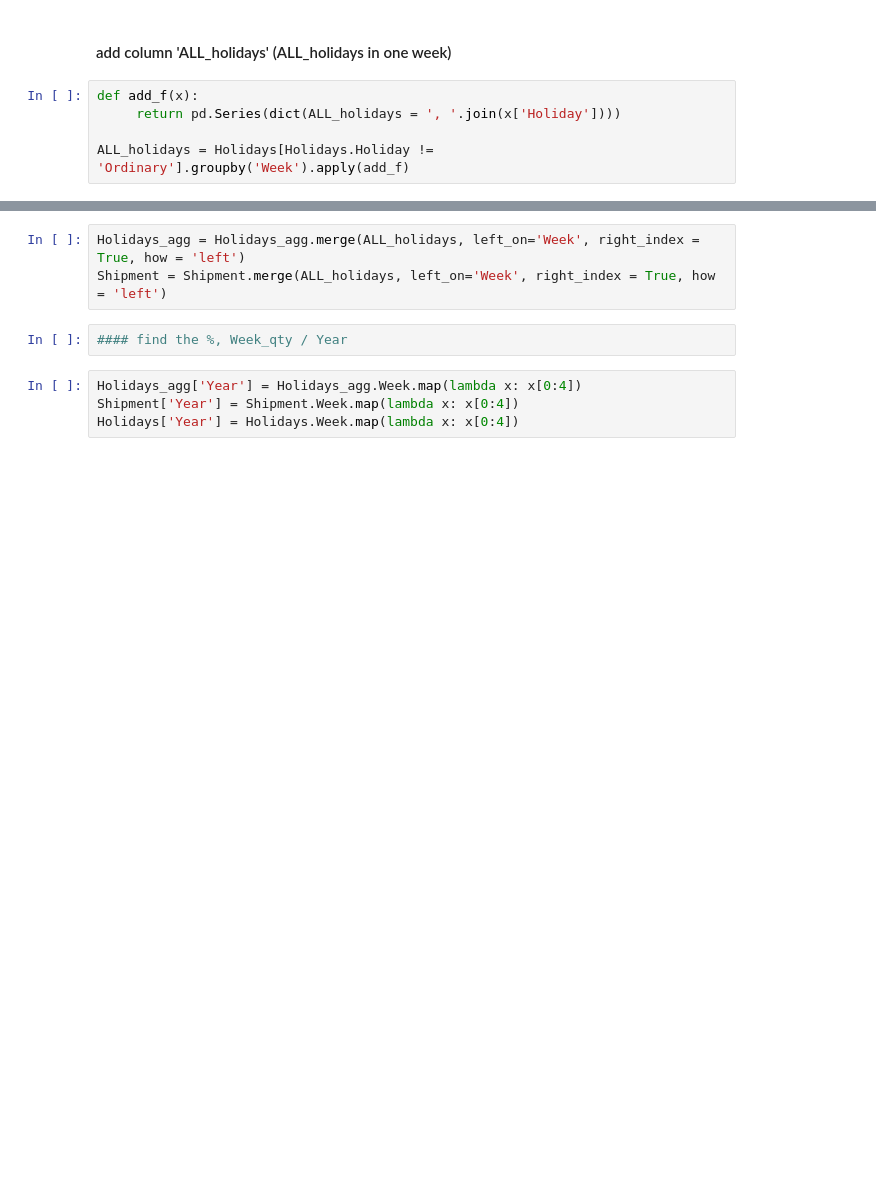
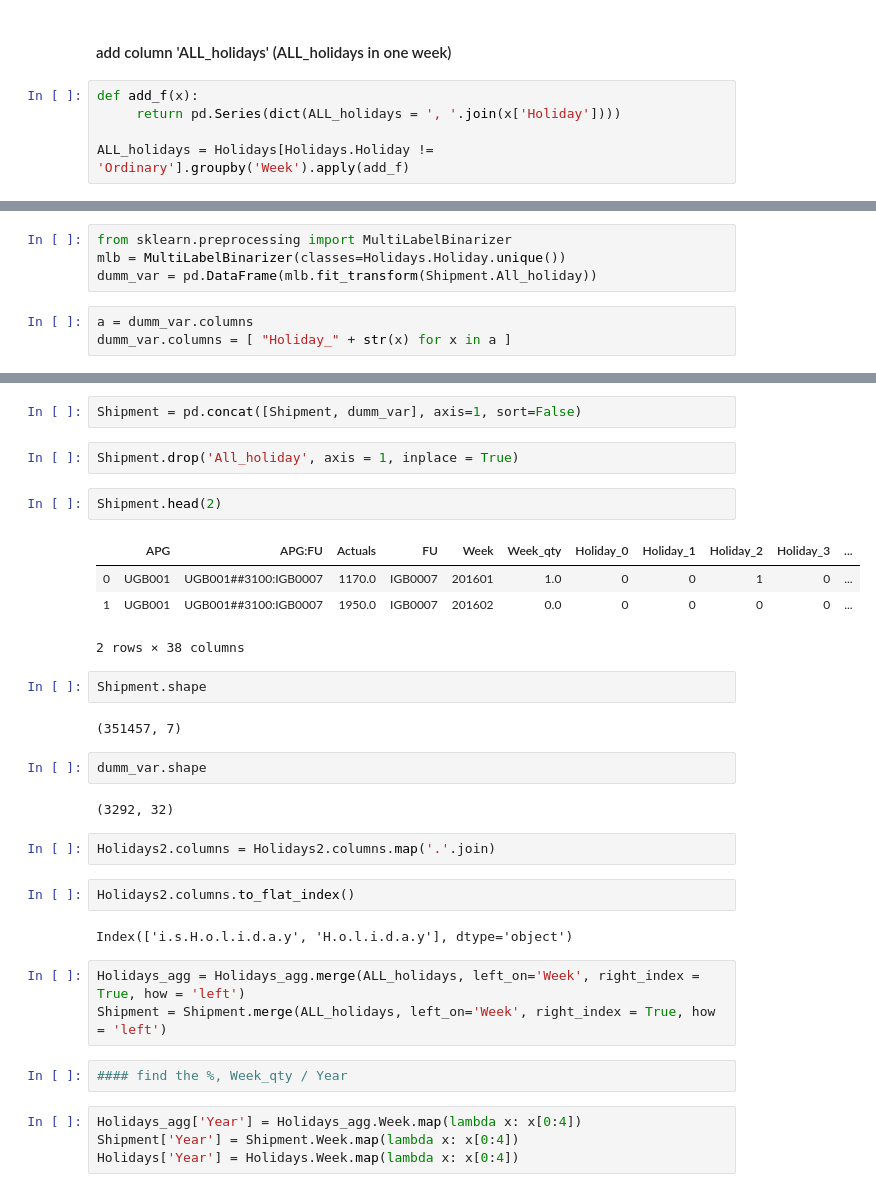
Before and after one commit to izhako/Python_DB_script, a Jupyter notebook: intro.ipynb, the cells around one changed output, grey strips where cells are left out. Cells and saved outputs as stored; diff of their text form; blank space fills up the shorter version.

```diff
--- a/intro.ipynb
+++ b/intro.ipynb
@@ -90,0 +107,7 @@ ALL_holidays = Holidays[Holidays.Holiday != 'Ordinary'].groupby('Week').apply(ad
+# %%
+from sklearn.preprocessing import MultiLabelBinarizer
+mlb = MultiLabelBinarizer(classes=Holidays.Holiday.unique())
+dumm_var = pd.DataFrame(mlb.fit_transform(Shipment.All_holiday))
+# %%
+a = dumm_var.columns
+dumm_var.columns = [ "Holiday_" + str(x) for x in a ]
@@ -91,3 +161,28 @@ ALL_holidays = Holidays[Holidays.Holiday != 'Ordinary'].groupby('Week').apply(ad
+# %%
+Shipment = pd.concat([Shipment, dumm_var], axis=1, sort=False)
+# %%
+Shipment.drop('All_holiday', axis = 1, inplace = True)
+# %%
+Shipment.head(2)
+# %% [output]
+|  | APG | APG:FU | Actuals | FU | Week | Week_qty | Holiday_0 | Holiday_1 | Holiday_2 | Holiday_3 | ... |
+| 0 | UGB001 | UGB001##3100:IGB0007 | 1170.0 | IGB0007 | 201601 | 1.0 | 0 | 0 | 1 | 0 | ... |
+| 1 | UGB001 | UGB001##3100:IGB0007 | 1950.0 | IGB0007 | 201602 | 0.0 | 0 | 0 | 0 | 0 | ... |
+2 rows × 38 columns
+# %%
+Shipment.shape
+# %% [output]
+(351457, 7)
+# %%
+dumm_var.shape
+# %% [output]
+(3292, 32)
+# %%
+Holidays2.columns = Holidays2.columns.map('.'.join)
+# %%
+Holidays2.columns.to_flat_index()
+# %% [output]
+Index(['i.s.H.o.l.i.d.a.y', 'H.o.l.i.d.a.y'], dtype='object')
 # %%
 Holidays_agg = Holidays_agg.merge(ALL_holidays, left_on='Week', right_index = True, how = 'left')
 Shipment = Shipment.merge(ALL_holidays, left_on='Week', right_index = True, how = 'left')
```
Also changed, not shown: parts of 19 cells of this notebook.
